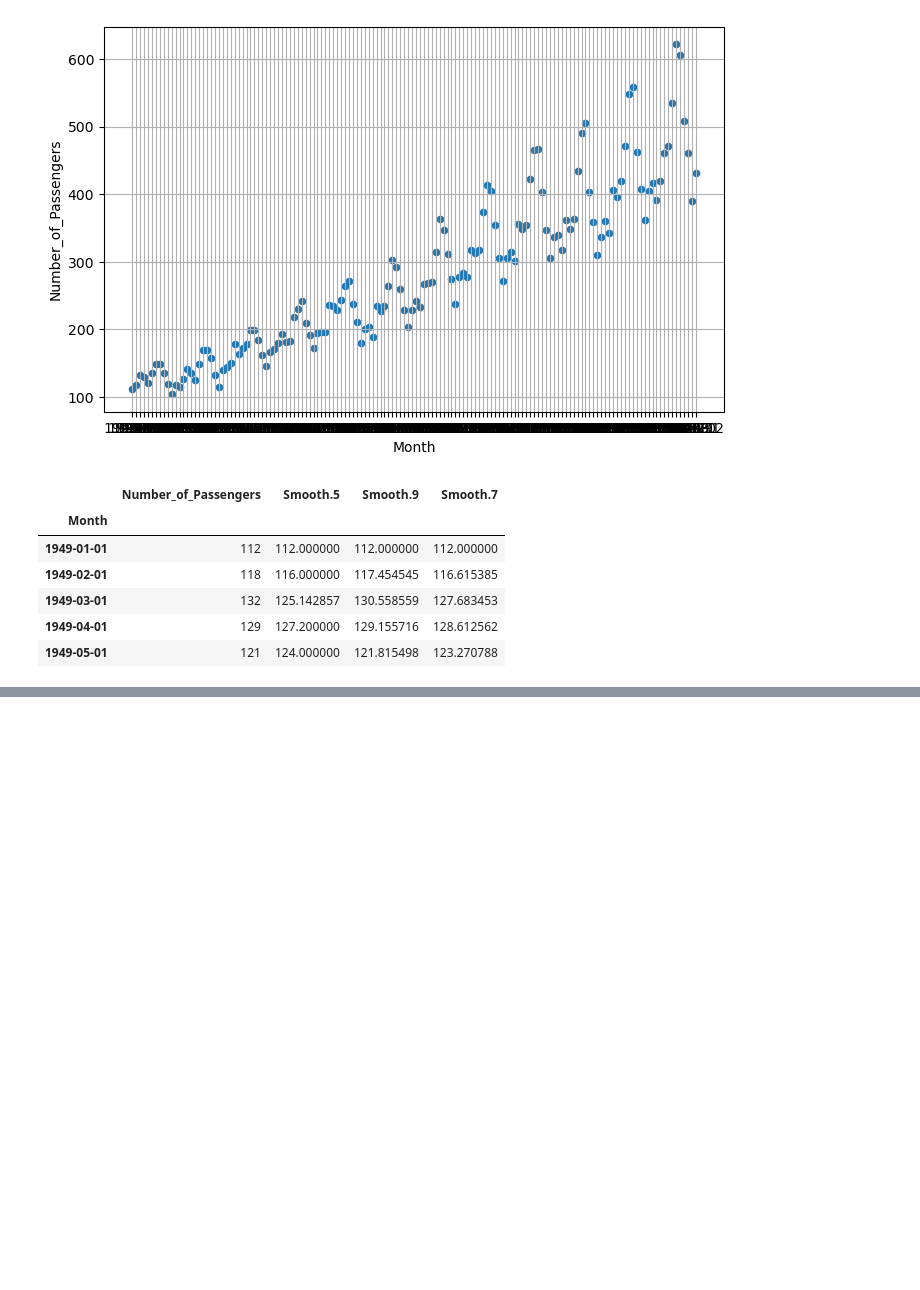
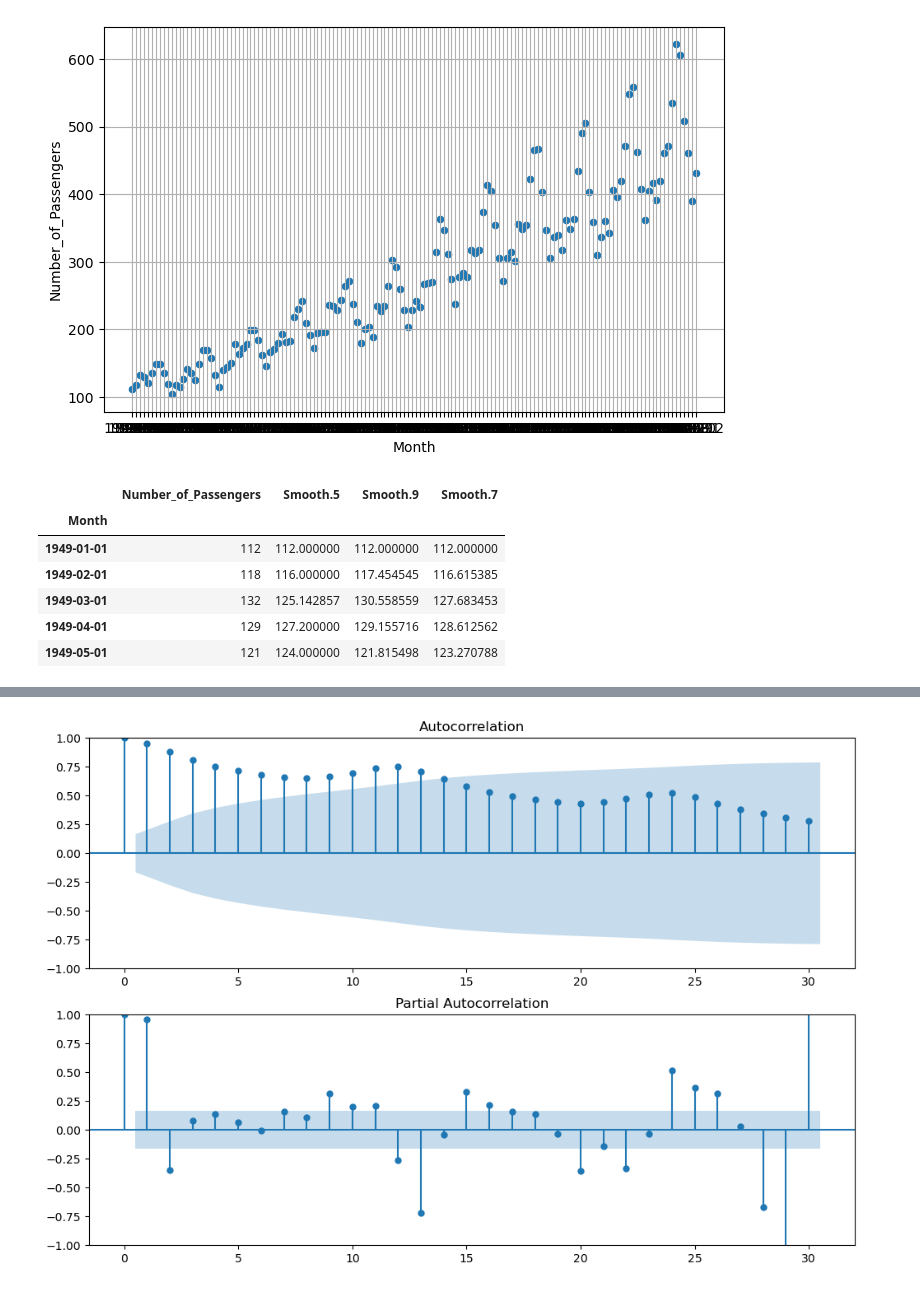
Before and after one commit to Veekits/Randoms, a Jupyter notebook: Time series Air pass/AirPass Exponential smoothing.ipynb, the cells around one changed output, grey strips where cells are left out. Saved outputs shown, nothing was run; the diff lists cells and outputs as text; code cells hidden in the pictures; blank space fills up the shorter version.

```diff
--- a/Time series Air pass/AirPass Exponential smoothing.ipynb
+++ b/Time series Air pass/AirPass Exponential smoothing.ipynb
@@ -117,0 +144,8 @@ air.head()
+# %%
+fig = plt.figure(figsize=(12,8))
+ax1 = fig.add_subplot(211)
+fig = sm.graphics.tsa.plot_acf(air['Smooth.9'].iloc[3:], lags= 30, ax = ax1)
+ax2 = fig.add_subplot(212)
+fig = sm.graphics.tsa.plot_pacf(air['Smooth.9'].iloc[3:], lags= 30, ax = ax2)
+# %% [output]
+[figure, added]
```
Also changed, not shown: parts of 6 cells of this notebook.
